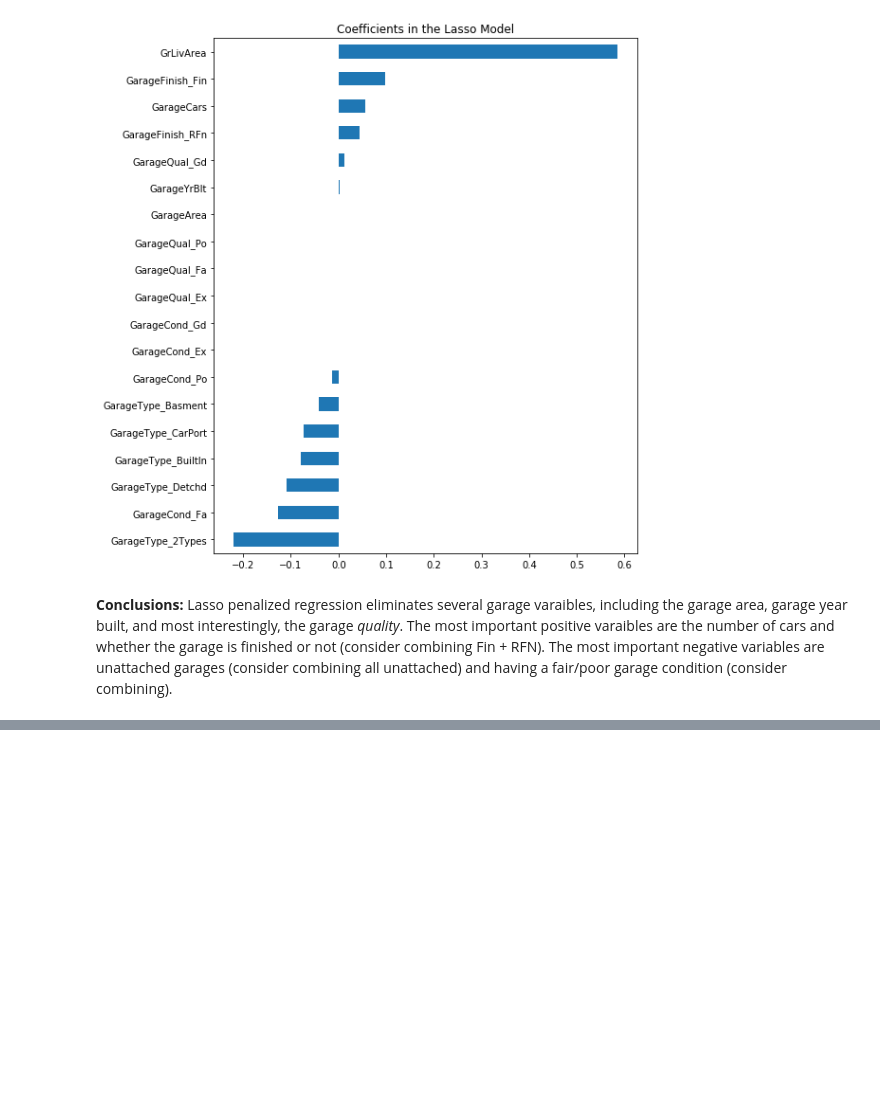
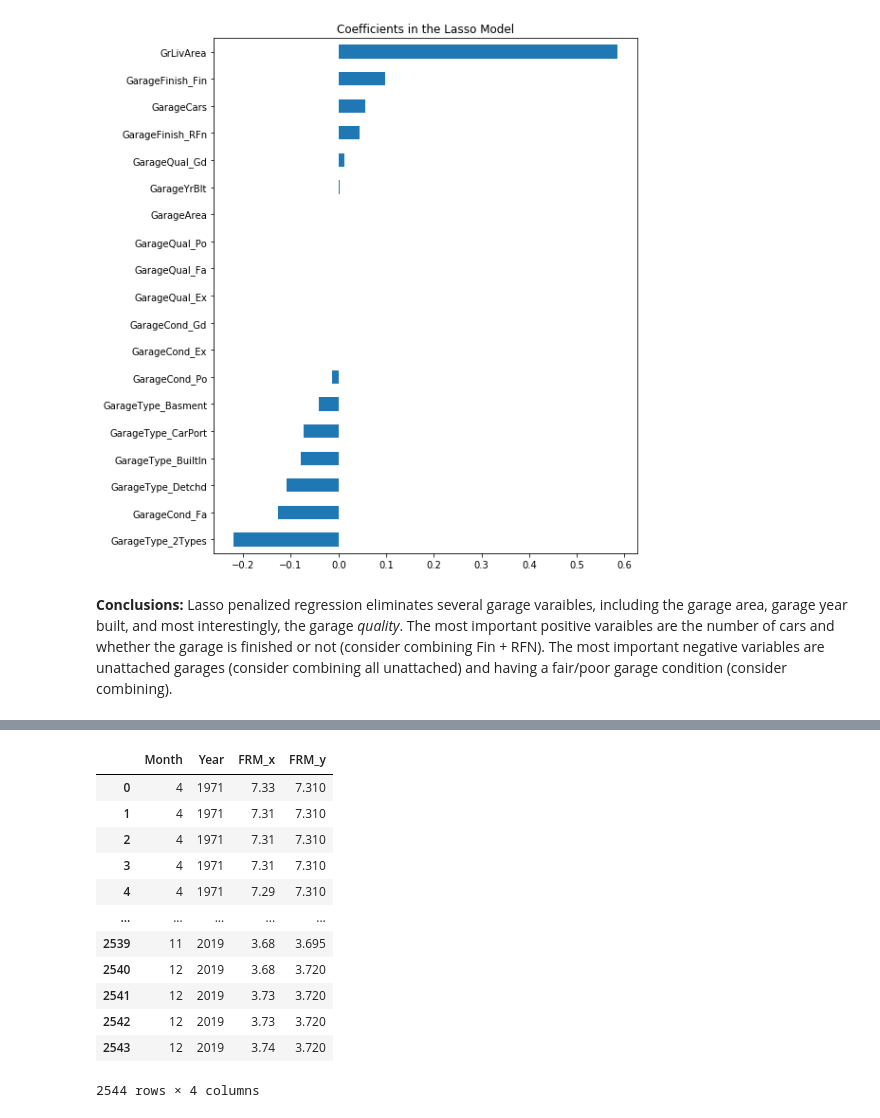
Before and after one commit to brandoncryu/ames_ml_project, a Jupyter notebook: EDA_Stephen.ipynb, the cells around one changed output, grey strips where cells are left out. Cells and saved outputs as stored; diff of their text form; code cells hidden in the pictures; blank space fills up the shorter version.

Commit message:
add mortgage rate data grouping for posterity

```diff
--- a/EDA_Stephen.ipynb
+++ b/EDA_Stephen.ipynb
@@ -189,0 +240,3 @@ Text(0.5, 1.0, 'Coefficients in the Lasso Model')
+# %%
+fmr = pd.read_csv('data/mortgage_rates.csv')
+fmr.head()
@@ -189,0 +250,18 @@ Text(0.5, 1.0, 'Coefficients in the Lasso Model')
+# %%
+fmr_m = fmr.drop('Week', axis=1).groupby(['Month','Year']).agg({'FRM':'mean'})
+fmr = fmr.drop('Week', axis=1).merge(fmr_m, on=['Month', 'Year'])
+fmr
+# %% [output]
+|  | Month | Year | FRM_x | FRM_y |
+| 0 | 4 | 1971 | 7.33 | 7.310 |
+| 1 | 4 | 1971 | 7.31 | 7.310 |
+| 2 | 4 | 1971 | 7.31 | 7.310 |
+| 3 | 4 | 1971 | 7.31 | 7.310 |
+| 4 | 4 | 1971 | 7.29 | 7.310 |
+| ... | ... | ... | ... | ... |
+| 2539 | 11 | 2019 | 3.68 | 3.695 |
+| 2540 | 12 | 2019 | 3.68 | 3.720 |
+| 2541 | 12 | 2019 | 3.73 | 3.720 |
+| 2542 | 12 | 2019 | 3.73 | 3.720 |
+| 2543 | 12 | 2019 | 3.74 | 3.720 |
+2544 rows × 4 columns
```
Also changed, not shown: parts of 18 cells of this notebook.
